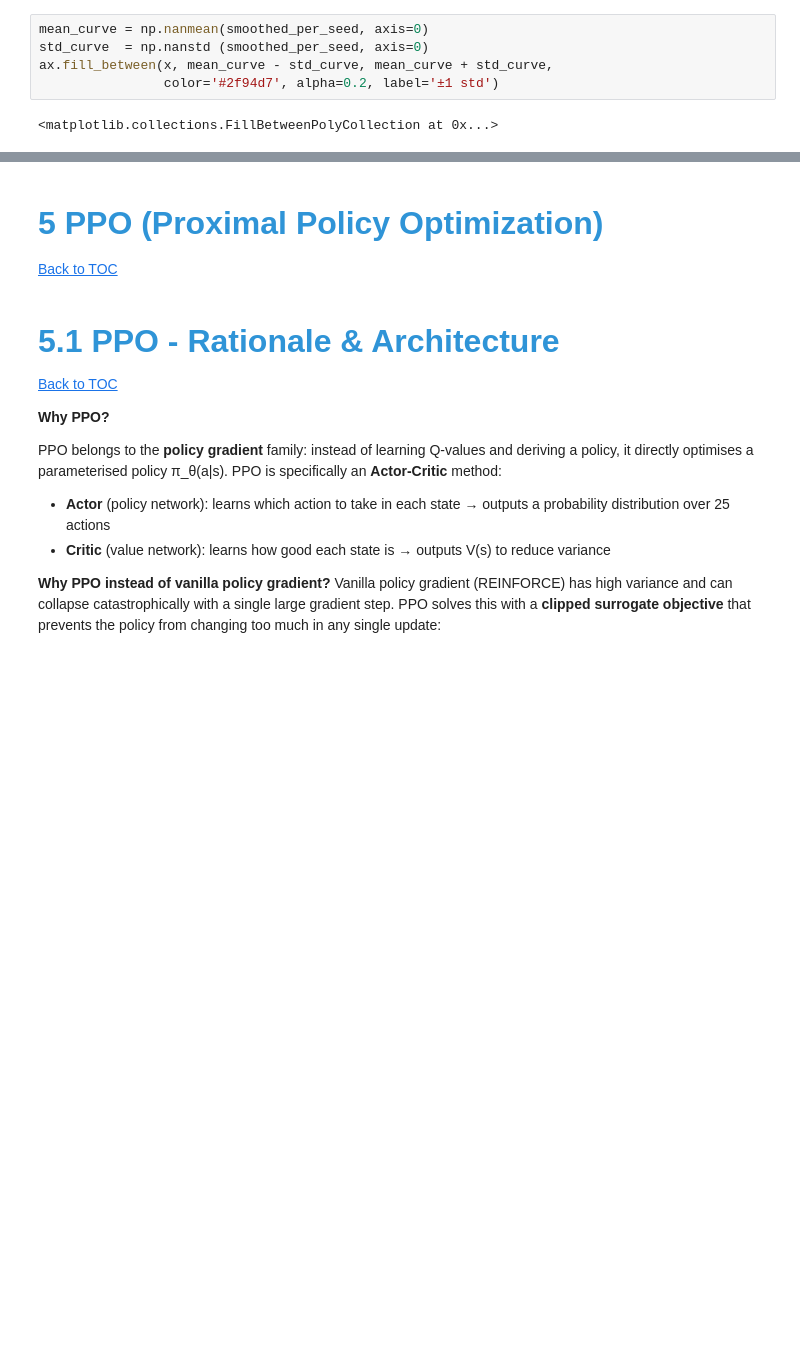
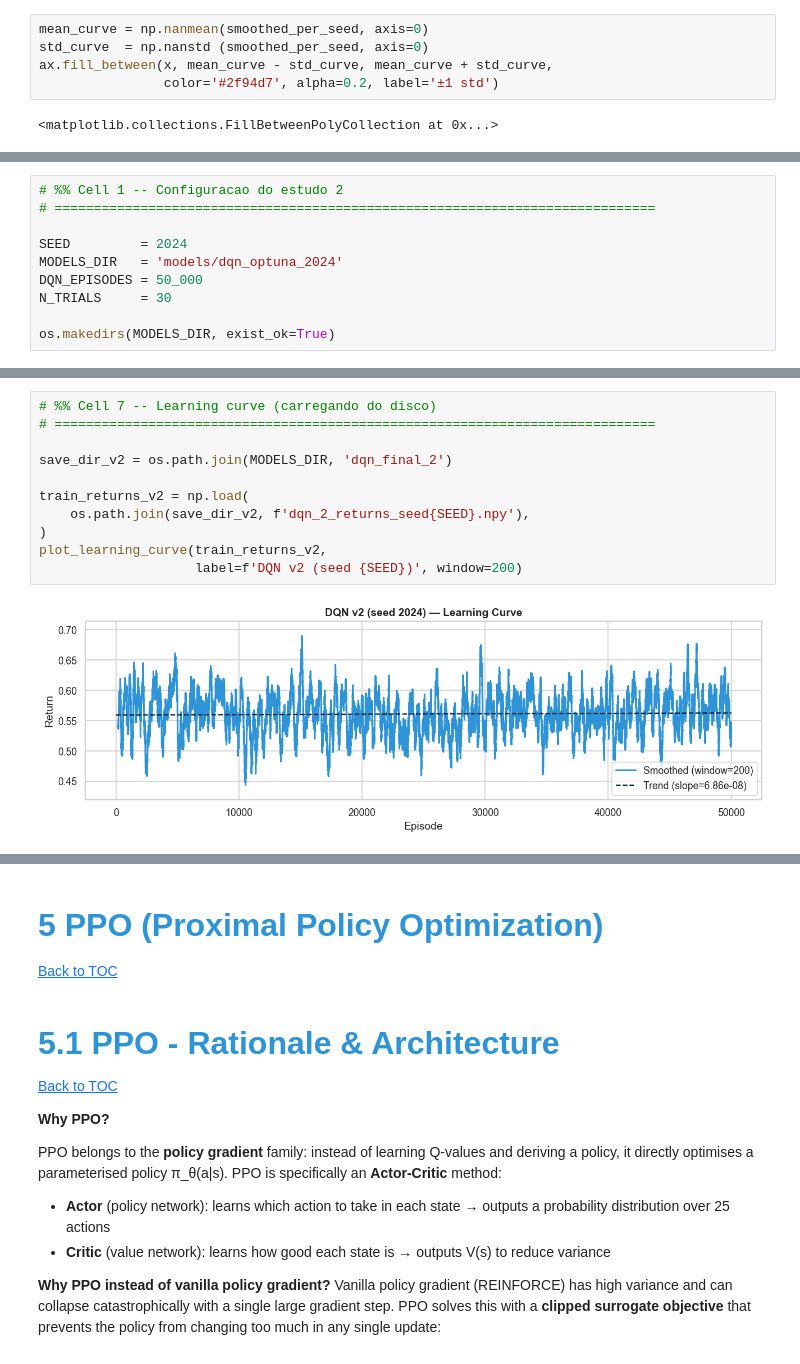
Before and after one commit to mariamiguel720/Reinforcement-Learning-Project-25-26, a Jupyter notebook: RL_Config_B.ipynb, the cells around one changed output, grey strips where cells are left out. Cells and saved outputs as stored; diff of their text form; blank space fills up the shorter version.

Commit message:
testes dqn com seed fixa

```diff
--- a/RL_Config_B.ipynb
+++ b/RL_Config_B.ipynb
@@ -1465,0 +1520,10 @@ ax.fill_between(x, mean_curve - std_curve, mean_curve + std_curve,
+# %%
+# %% Cell 1 -- Configuracao do estudo 2
+# =============================================================================
+
+SEED         = 2024
+MODELS_DIR   = 'models/dqn_optuna_2024'
+DQN_EPISODES = 50_000
+N_TRIALS     = 30
+
+os.makedirs(MODELS_DIR, exist_ok=True)
@@ -1465,0 +1701,13 @@ ax.fill_between(x, mean_curve - std_curve, mean_curve + std_curve,
+# %%
+# %% Cell 7 -- Learning curve (carregando do disco)
+# =============================================================================
+
+save_dir_v2 = os.path.join(MODELS_DIR, 'dqn_final_2')
+
+train_returns_v2 = np.load(
+    os.path.join(save_dir_v2, f'dqn_2_returns_seed{SEED}.npy'),
+)
+plot_learning_curve(train_returns_v2,
+                    label=f'DQN v2 (seed {SEED})', window=200)
+# %% [output]
+[figure, added]
```
Also changed, not shown: parts of 12 cells of this notebook, 5 other files.
